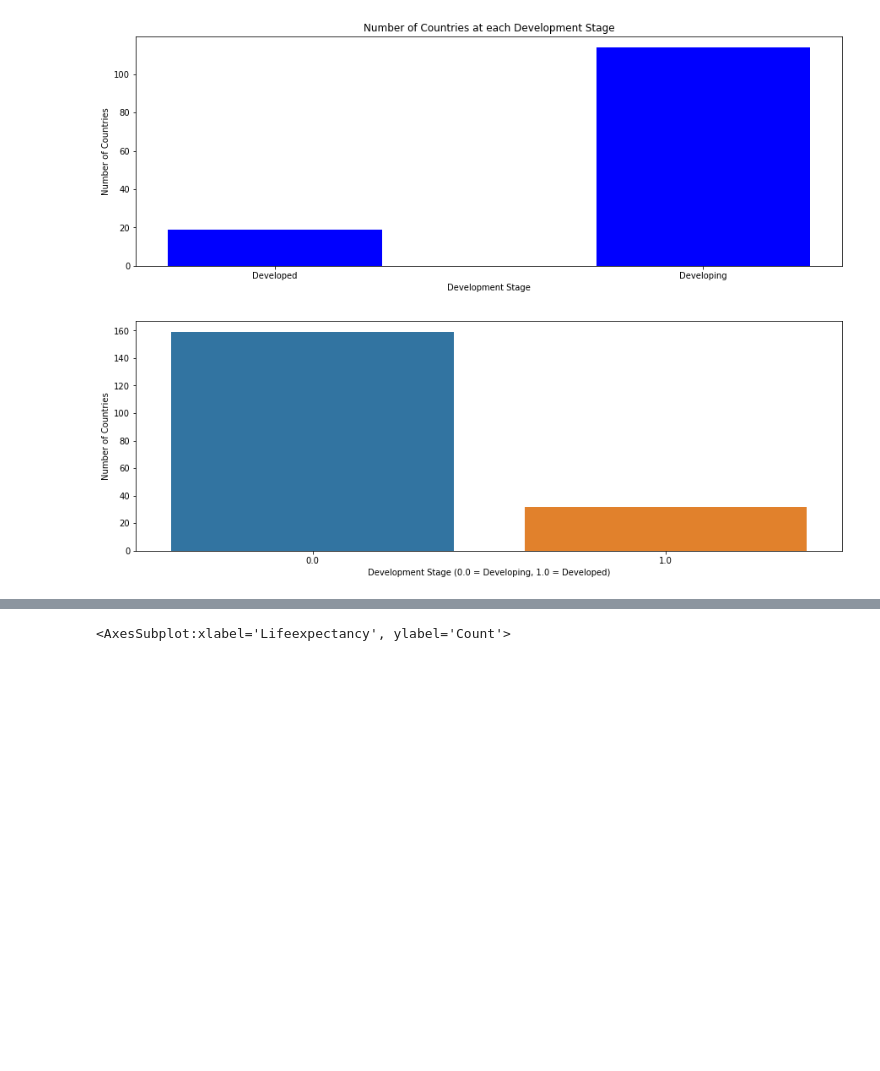
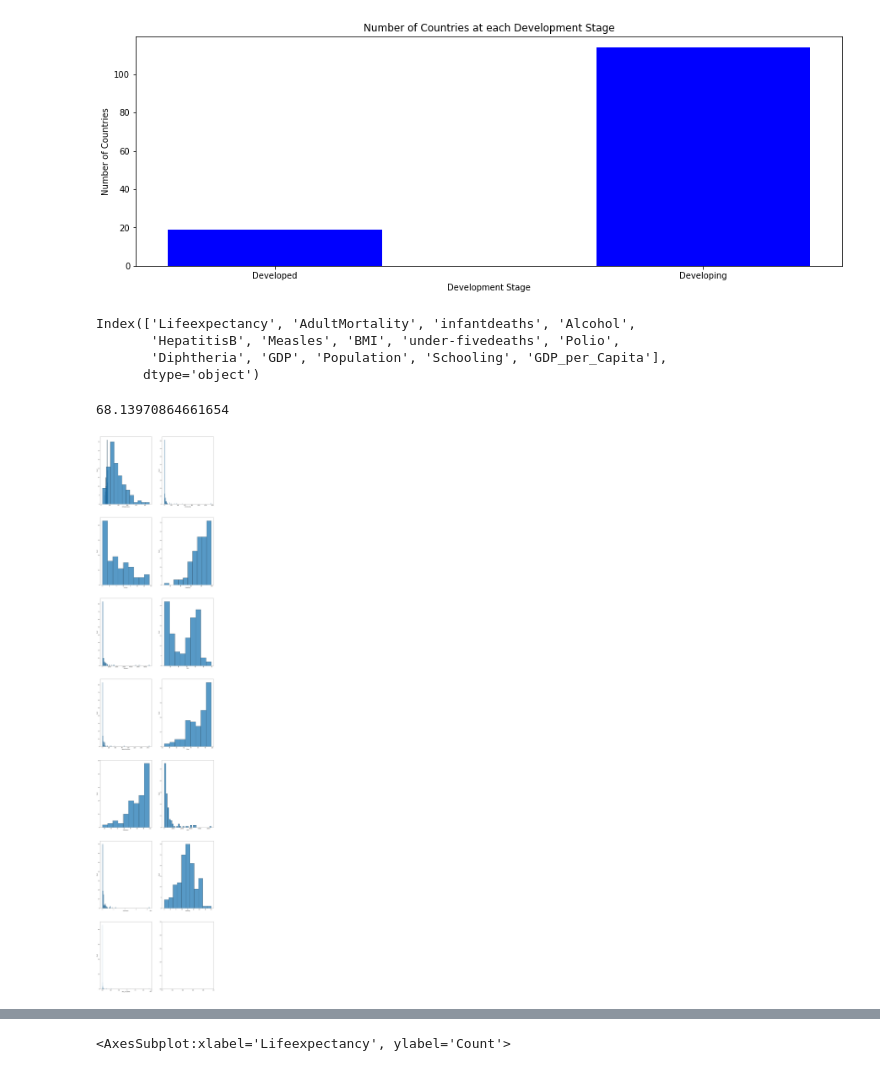
Before and after one commit to jamarabe/3450_Asn2_Students, a Jupyter notebook: asn2Workbook.ipynb, the cells around one changed output, grey strips where cells are left out. Saved outputs shown, nothing was run; the diff lists cells and outputs as text; code cells hidden in the pictures; blank space fills up the shorter version.

```diff
--- a/asn2Workbook.ipynb
+++ b/asn2Workbook.ipynb
@@ -133,9 +128,26 @@ plt.ylabel('Number of Countries')
 plt.show()
 # %% [output]
 [figure]
-# %%
-dev_plot = sns.countplot('isDeveloped', data=dfLE)
-dev_plot.set(xlabel = 'Development Stage (0.0 = Developing, 1.0 = Developed)', ylabel = 'Number of Countries')
-plt.show()
-# %% [output]
-[figure, removed]
+# %%
+col_plotting = dfLE_clean.columns[2:16]
+col_plotting
+# %% [output]
+Index(['Lifeexpectancy', 'AdultMortality', 'infantdeaths', 'Alcohol',
+       'HepatitisB', 'Measles', 'BMI', 'under-fivedeaths', 'Polio',
+       'Diphtheria', 'GDP', 'Population', 'Schooling', 'GDP_per_Capita'],
+      dtype='object')
+# %%
+dfLE_clean["Lifeexpectancy"].mean()
+# %% [output]
+68.13970864661654
+# %%
+# Plotting
+plt.rcParams["figure.figsize"] = (20,100)
+thinkplot.preplot(14, 7, 2)
+x = 0
+for col in col_plotting:
+    x += 1
+    sns.histplot(data = dfLE_clean, x = col)
+    thinkplot.subplot(x)
+# %% [output]
+[figure, added]
```
Also changed, not shown: parts of 42 cells of this notebook.
